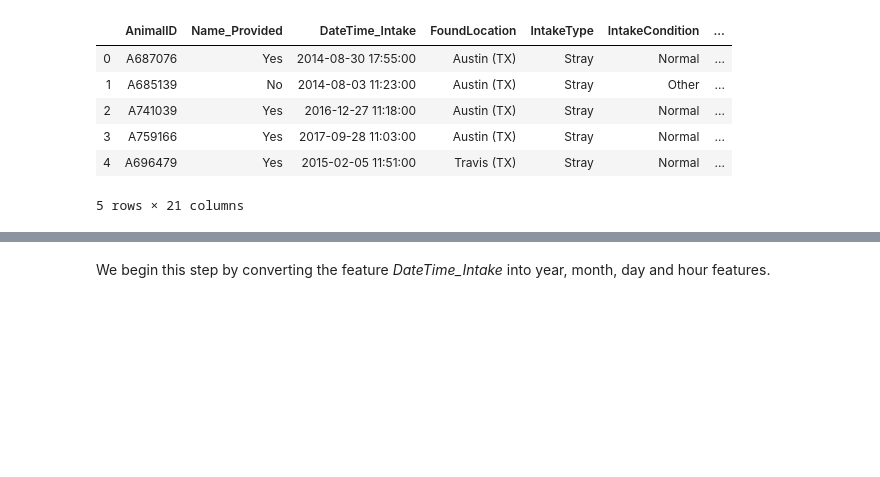
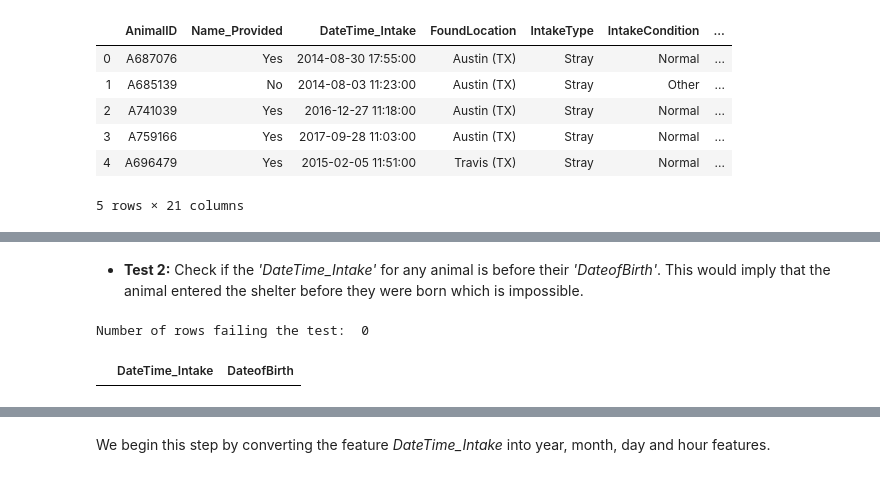
Before and after one commit to hbarrett100/Comp47350-data-analytics, a Jupyter notebook: Assignment2 - Predictive Modelling/homework2.ipynb, the cells around one changed output, grey strips where cells are left out. Cells and saved outputs as stored; diff of their text form; code cells hidden in the pictures; blank space fills up the shorter version.

```diff
--- a/Assignment2 - Predictive Modelling/homework2.ipynb
+++ b/Assignment2 - Predictive Modelling/homework2.ipynb
@@ -134,0 +153,12 @@ df = df.drop("percent", 1)
+# %% [markdown]
+ - **Test 2:** Check if the *'DateTime_Intake'* for any animal is before their *'DateofBirth'*. This would imply that the animal entered the shelter before they were born which is impossible.
+# %%
+#create a dataframe containing the instances where date of intake is less than date of birth
+test_2 = df[['DateTime_Intake','DateofBirth']][df['DateTime_Intake'] < df['DateofBirth']]
+#print out the number of instances failing the test
+print("Number of rows failing the test: ", test_2.shape[0])
+#view the instances
+test_2.head()
+# %% [output]
+Number of rows failing the test:  0
+|  | DateTime_Intake | DateofBirth |
```
Also changed, not shown: parts of 47 cells of this notebook.
